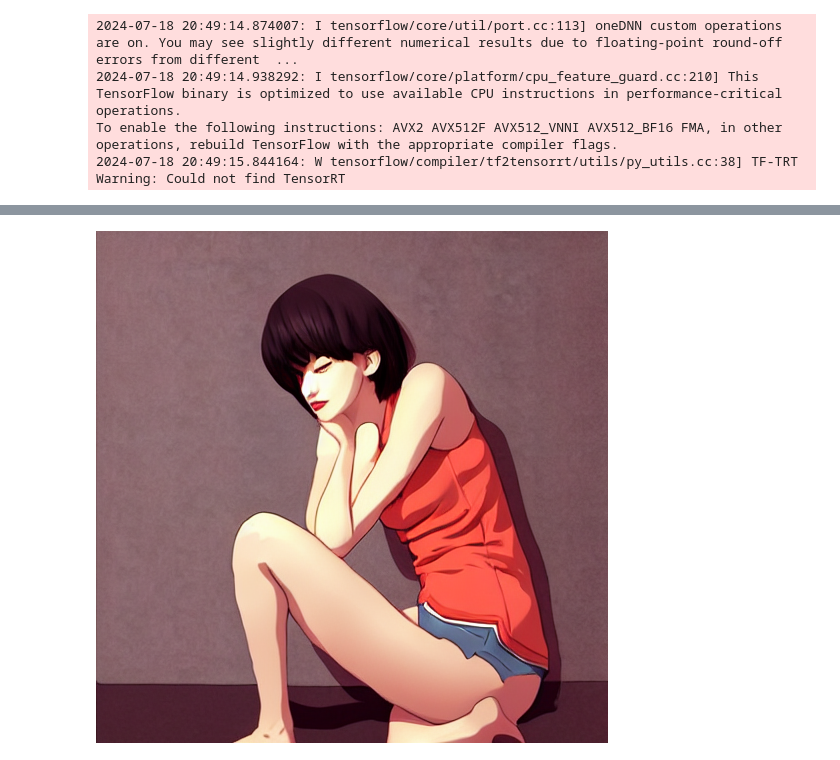
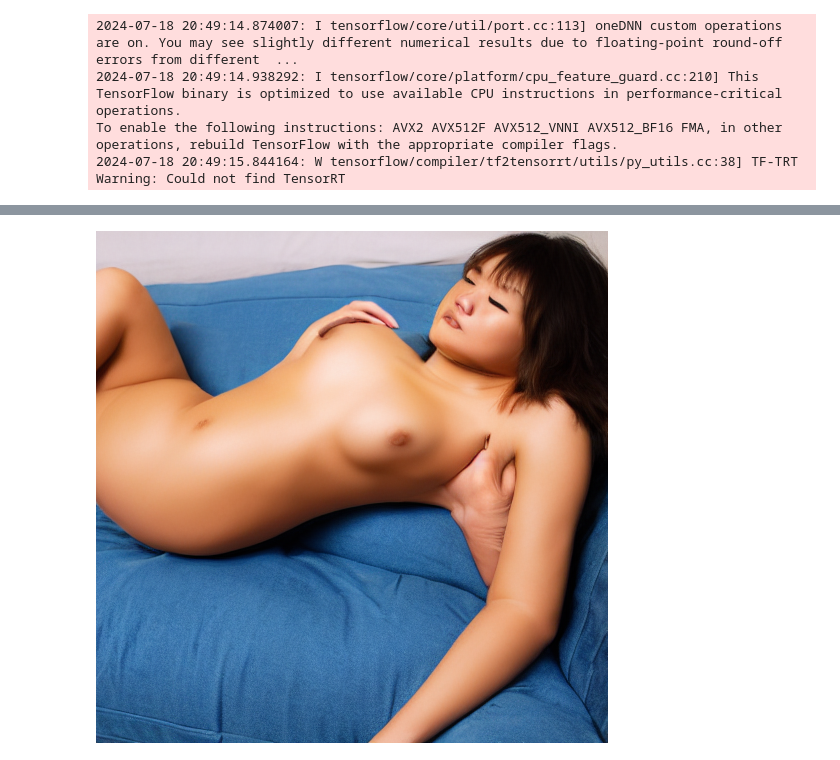
Before and after one commit to SecurityLab-UCD/SafeDiff, a Jupyter notebook: harm_removal.ipynb, the cells around one changed output, grey strips where cells are left out. Drawn from its saved outputs; the diff is of its cells as text; code cells hidden in the pictures.

```diff
--- a/harm_removal.ipynb
+++ b/harm_removal.ipynb
@@ -90,37 +274,57 @@ tensor([[[-0.3884,  0.0229, -0.0522,  ..., -0.4899, -0.3066,  0.0675],
+# %%
+encode_nsfw[0][0][7:13] = model.W(encode_nsfw[0][0][7:13])
+# %%
+encode_nsfw[0][0][15:22] = model.W(encode_nsfw[0][0][15:22])
+# %%
+# encode_nsfw[0][0][1:4] = torch.rand([3,768])
+encode_nsfw[0][0][7:13] = torch.rand([6,768])
+# encode_nsfw[0][0][15:22] = torch.rand([7,768])
+# %%
+height = 512                        # default height of Stable Diffusion
+width = 512                         # default width of Stable Diffusion
+num_inference_steps = 50            # Number of denoising steps
+guidance_scale = 7.5                # Scale for classifier-free guidance
+generator = torch.manual_seed(32)   # Seed generator to create the inital latent noise
+batch_size = 1
 # %%
-max_length = text_input.input_ids.shape[-1]
+max_length = tokenized_nsfw.input_ids.shape[-1]
 uncond_input = tokenizer([""] * batch_size, padding="max_length", max_length=max_length, return_tensors="pt")
 with torch.no_grad():
     uncond_embeddings = text_encoder(uncond_input.input_ids.to(torch_device))[0]
 
-text_embeddings = torch.cat([uncond_embeddings, text_embeddings])
+text_embeddings = torch.cat([uncond_embeddings, encode_nsfw[0]])
 
 latents = torch.randn((batch_size, unet.in_channels, height // 8, width // 8),generator=generator,)
 latents = latents.to(torch_device)
 scheduler.set_timesteps(num_inference_steps)
 latents = latents * scheduler.init_noise_sigma
+
 # Diffusion phase, can be ignore for now.
 for t in tqdm(scheduler.timesteps):
     # expand the latents if we are doing classifier-free guidance to avoid doing two forward passes.
     latent_model_input = torch.cat([latents] * 2)
+
     latent_model_input = scheduler.scale_model_input(latent_model_input, t)
+
     # predict the noise residual
     with torch.no_grad():
         noise_pred = unet(latent_model_input, t, encoder_hidden_states=text_embeddings).sample
+
     # perform guidance
     noise_pred_uncond, noise_pred_text = noise_pred.chunk(2)
     noise_pred = noise_pred_uncond + guidance_scale * (noise_pred_text - noise_pred_uncond)
+
     # compute the previous noisy sample x_t -> x_t-1
     latents = scheduler.step(noise_pred, t, latents).prev_sample
 # scale and decode the image latents with vae
 latents = 1 / 0.18215 * latents
 
 with torch.no_grad():
     image = vae.decode(latents).sample
     image = (image / 2 + 0.5).clamp(0, 1)
 image = image.detach().cpu().permute(0, 2, 3, 1).numpy()
 images = (image * 255).round().astype("uint8")
 pil_images = [Image.fromarray(image) for image in images]
-pil_images[0]
+display(pil_images[0])
 # %% [output]
-[figure, old version]
+[figure, new version]
```
Also changed, not shown: parts of 17 cells of this notebook, 26 other files.
